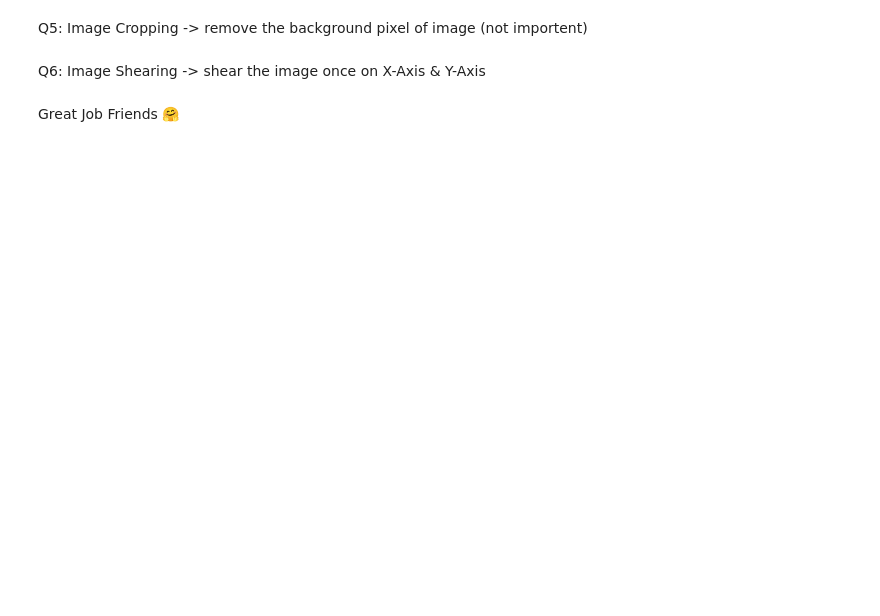
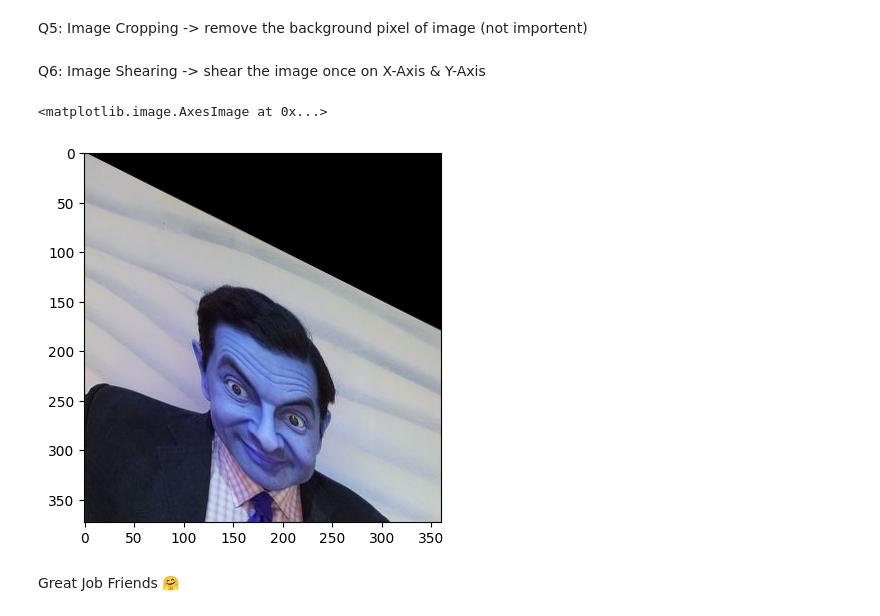
Before and after one commit to spring-jo/imageprocessing, a Jupyter notebook: tasks/task1.ipynb, the cells around one changed output. Drawn from its saved outputs; the diff is of its cells as text; code cells hidden in the pictures; blank space fills up the shorter version.

```diff
--- a/tasks/task1.ipynb
+++ b/tasks/task1.ipynb
@@ -59,2 +60,11 @@ Q6: Image Shearing -> shear the image once on X-Axis & Y-Axis
+# %%
+#start code
+sheared_bean_x = cv2.warpAffine(bean, np.float32([[1, 0.5, 0], [0, 1, 0]]), (bean.shape[1], bean.shape[0]))
+sheared_bean_y = cv2.warpAffine(bean, np.float32([[1, 0, 0], [0.5, 1, 0]]), (bean.shape[1], bean.shape[0]))
+plt.imshow(sheared_bean_y)
+#end code
+# %% [output]
+<matplotlib.image.AxesImage at 0x...>
+[figure, added]
 # %% [markdown]
 Great Job Friends 🤗
```
Also changed, not shown: parts of 5 cells of this notebook.
